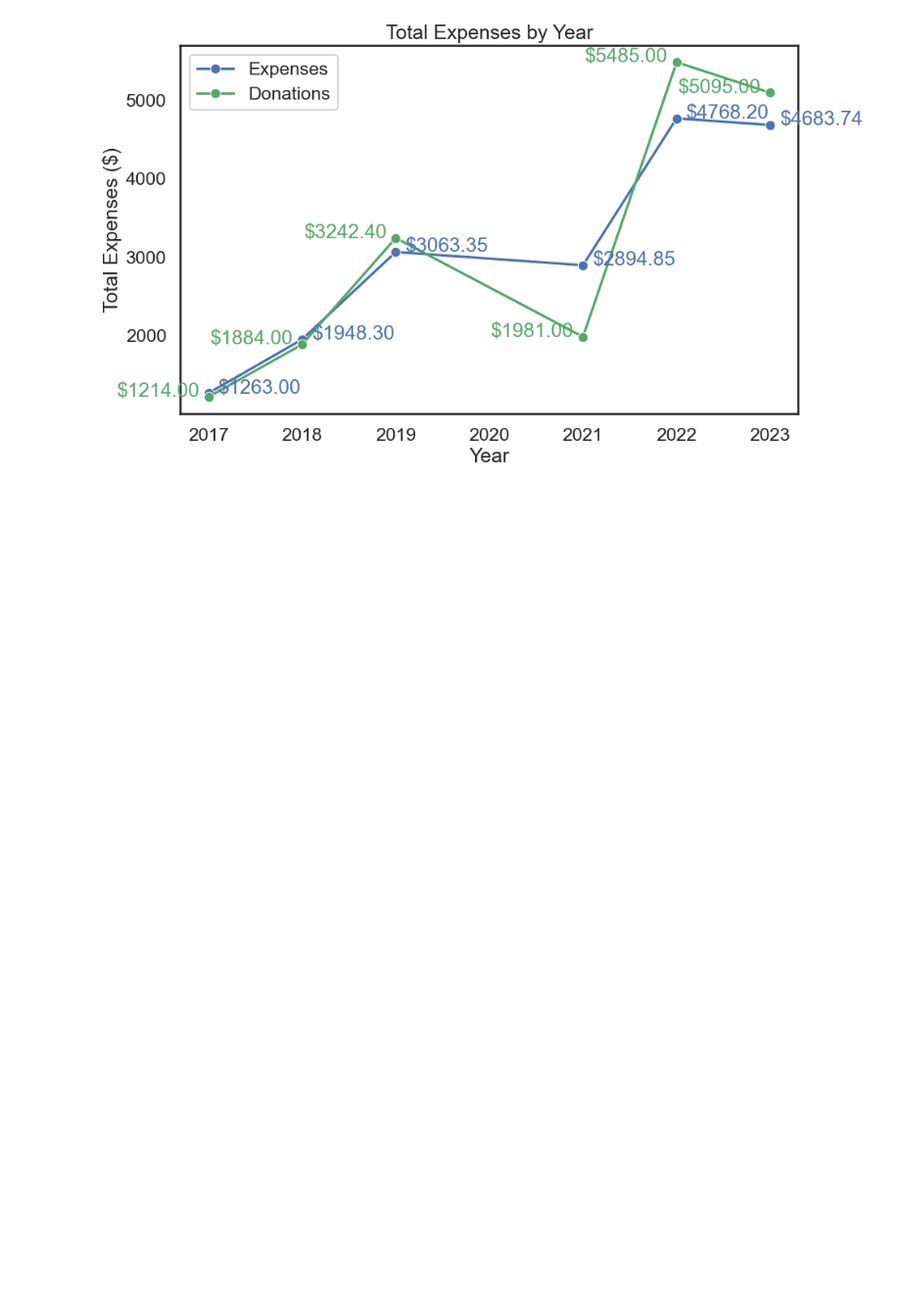
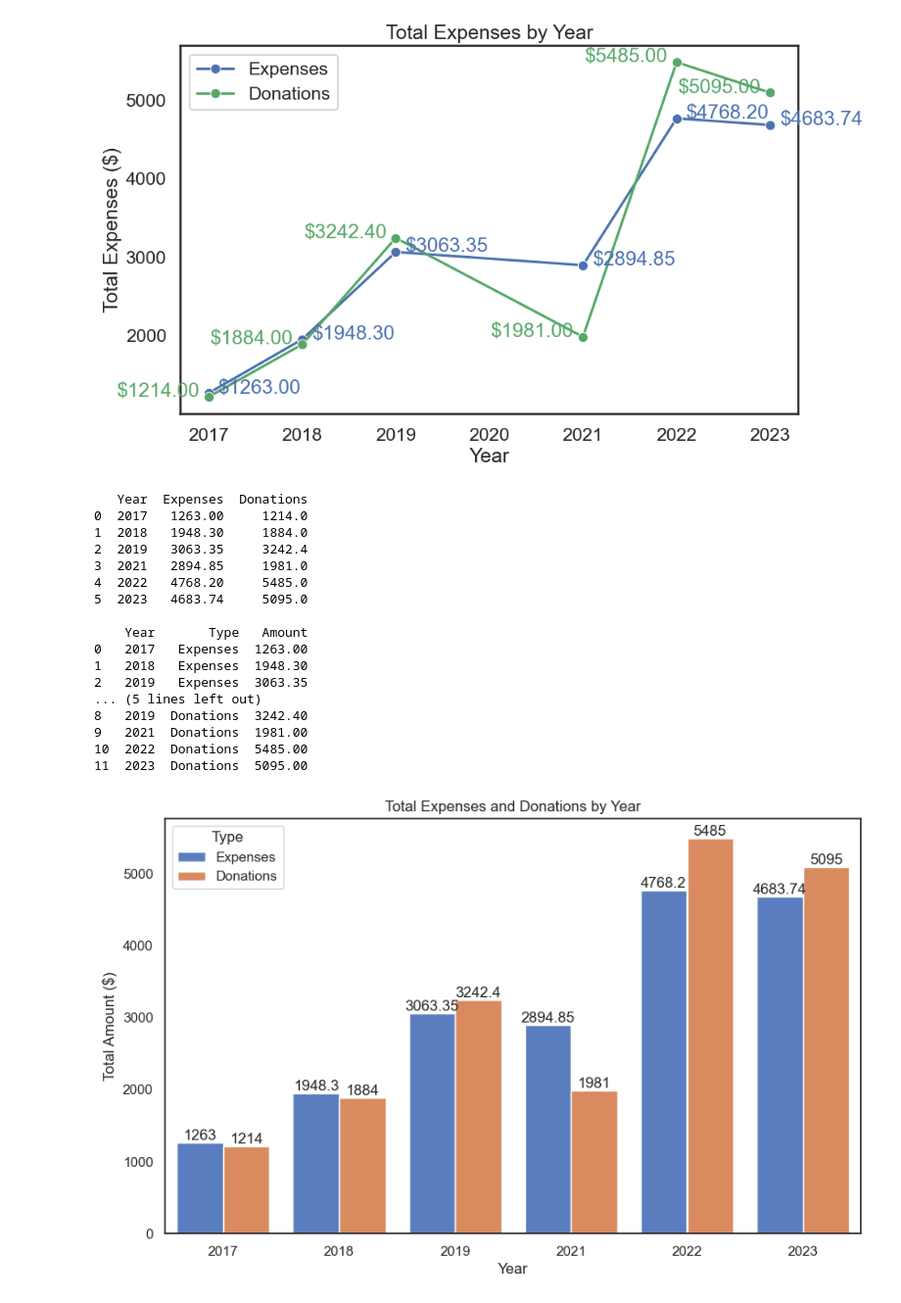
Before and after one commit to johbry17/Harvest-Party, a Jupyter notebook: exploratory_data_analysis.ipynb, the cells around one changed output. Shown at 98% size. Drawn from its saved outputs; the diff is of its cells as text; code cells hidden in the pictures; blank space fills up the shorter version.

```diff
--- a/exploratory_data_analysis.ipynb
+++ b/exploratory_data_analysis.ipynb
@@ -222,3 +263,52 @@ plt.legend(['Expenses', 'Donations'])
 plt.show()
 # %% [output]
 [figure]
+# %%
+# grouped barchart of expenses and donations by year
+df_sum = df.groupby('Year')['Amount'].sum().reset_index()
+df_sum.columns = ['Year', 'Expenses']
+
+don_sum = don_df.copy()
+
+# merge expenses and donations dfs
+df_sum = pd.merge(df_sum, don_sum, on='Year', how='outer')
+
+# 'unpivot' the df (see print() output for before and after)
+print(f'{df_sum}\n')
+df_sum_melt = df_sum.melt('Year', var_name='Type', value_name='Amount')
+print(df_sum_melt)
+
+# plot grouped barchart
+sns.set(style="white", font="Arial")
+plt.figure(figsize=(10, 6))
+ax = sns.barplot(x='Year', y='Amount', hue='Type', data=df_sum_melt, palette='muted')
+
+# add labels
+for container in ax.containers:
+    ax.bar_label(container)
+
+# format plot
+plt.title('Total Expenses and Donations by Year')
+plt.xlabel('Year')
+plt.ylabel('Total Amount ($)')
+plt.legend(title='Type')
+plt.show()
+# %% [output]
+   Year  Expenses  Donations
+0  2017   1263.00     1214.0
+1  2018   1948.30     1884.0
+2  2019   3063.35     3242.4
+3  2021   2894.85     1981.0
+4  2022   4768.20     5485.0
+5  2023   4683.74     5095.0
+
+    Year       Type   Amount
+0   2017   Expenses  1263.00
+1   2018   Expenses  1948.30
+2   2019   Expenses  3063.35
+... (5 lines left out)
+8   2019  Donations  3242.40
+9   2021  Donations  1981.00
+10  2022  Donations  5485.00
+11  2023  Donations  5095.00
+[figure, added]
```
Also changed, not shown: parts of 9 cells of this notebook, 1 other file.
